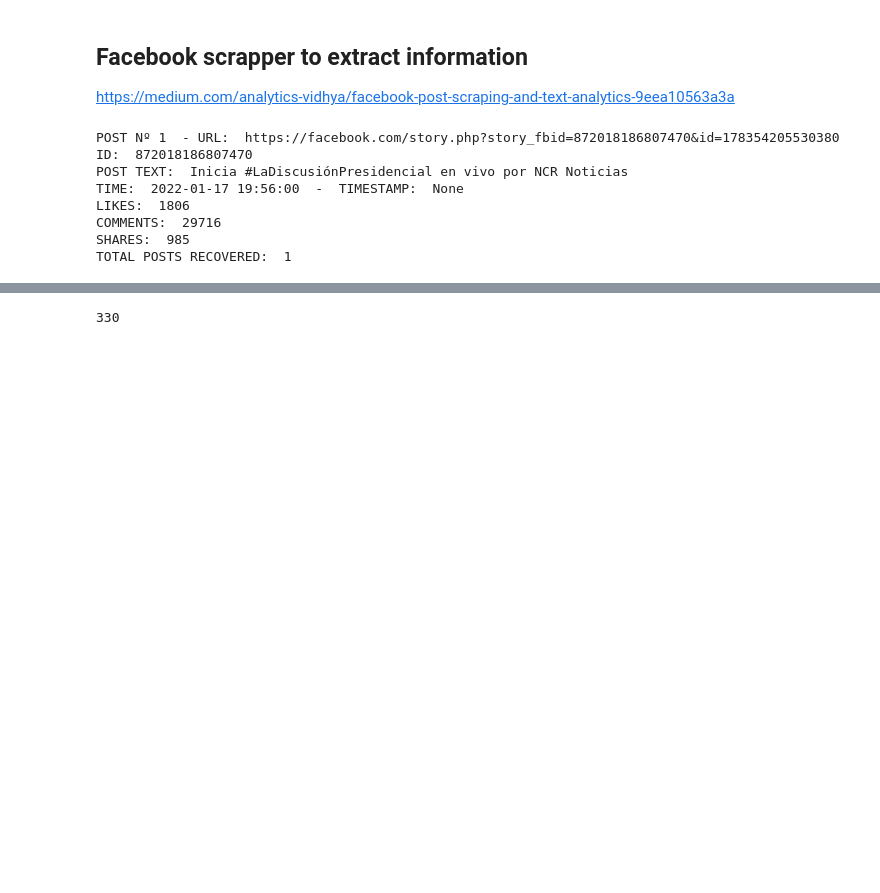
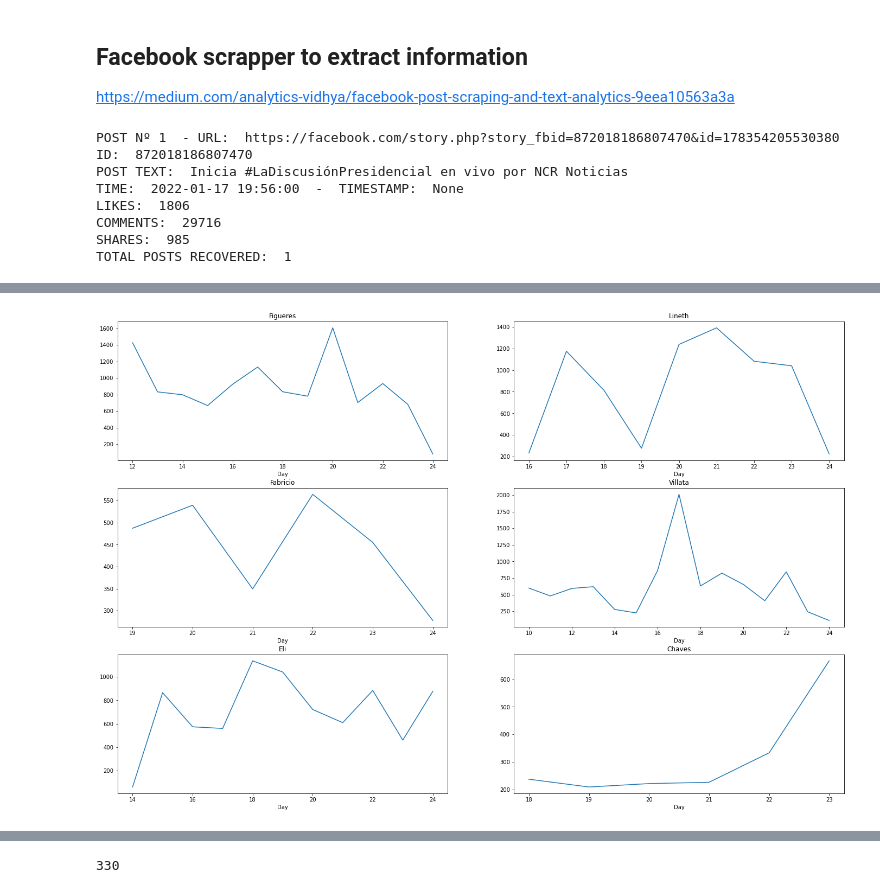
Before and after one commit to rafaelmata357/Daily-coding, a Jupyter notebook: facebook_scrapper.ipynb, the cells around one changed output, grey strips where cells are left out. Saved outputs shown, nothing was run; the diff lists cells and outputs as text; code cells hidden in the pictures; blank space fills up the shorter version.

```diff
--- a/facebook_scrapper.ipynb
+++ b/facebook_scrapper.ipynb
@@ -183,0 +218,4 @@ df.iloc[0].reactors
+# %%
+df_Sergio =  df_final.loc[(df_final.Page == 'SergioMenaPNG') & (df_final.likes < 500) ].copy()
+# %%
+df_final = pd.concat([df_final, df_Sergio])
@@ -183,0 +251,24 @@ df.iloc[0].reactors
+# %%
+df_final['Day'] = df_final.time.dt.day
+# %%
+df_final['Month'] = df_final.time.dt.month
+# %%
+fig , ax = plt.subplots(3,2, figsize=(24,16))
+ax[0][0].set_title('Figueres')
+df_final[df_final.Page == 'Figuerescr'].groupby(['Day'])['likes'].mean().plot(ax=ax[0][0])
+ax[0][1].set_title('Lineth')
+df_final[df_final.Page == 'LinethSaborio'].groupby(['Day'])['likes'].mean().plot(ax=ax[0][1])
+
+ax[1][0].set_title('Fabricio')
+df_final[df_final.Page == 'FabricioAlvaradoCostaRica'].groupby(['Day'])['likes'].mean().plot(ax=ax[1][0])
+
+ax[1][1].set_title('Villata')
+df_final[df_final.Page == 'villaltaJM'].groupby(['Day'])['likes'].mean().plot(ax=ax[1][1])
+
+ax[2][0].set_title('Eli')
+df_final[df_final.Page == 'efeinzaig'].groupby(['Day'])['likes'].mean().plot(ax=ax[2][0])
+
+ax[2][1].set_title('Chaves')
+df_final[df_final.Page == 'conozcaarodrigochaves'].groupby(['Day'])['likes'].mean().plot(ax=ax[2][1]);
+# %% [output]
+[figure, added]
```
Also changed, not shown: parts of 17 cells of this notebook.
